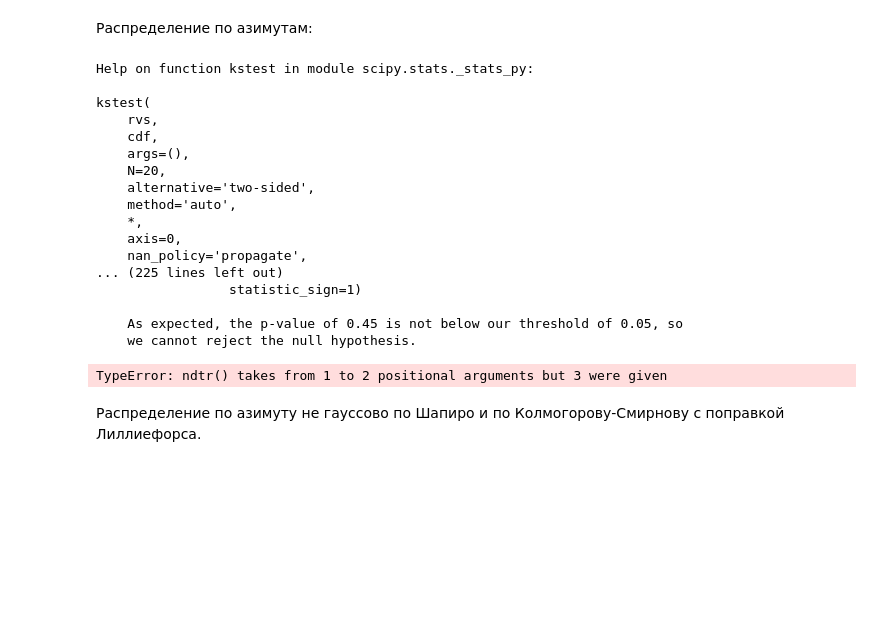
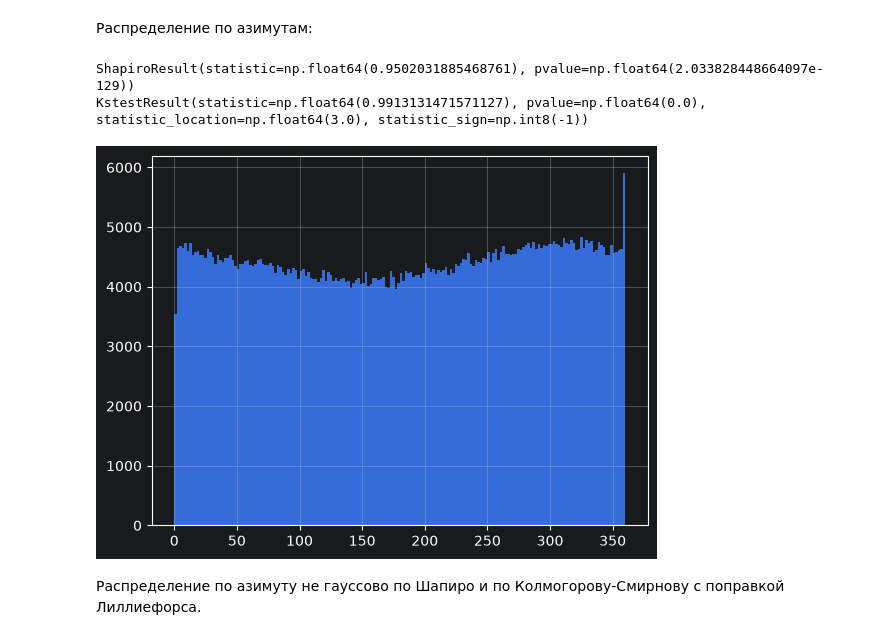
Before and after one commit to Dmitriy-Arhipov/lpr_python_1sem, a Jupyter notebook: DayaBay.ipynb, the cells around one changed output. Cells and saved outputs as stored; diff of their text form; code cells hidden in the pictures; blank space fills up the shorter version.

```diff
--- a/DayaBay.ipynb
+++ b/DayaBay.ipynb
@@ -72,34 +72,15 @@ df.corr()
 | a | -0.00691 | 1.00000 |
 # %% [markdown]
 Распределение по азимутам:
-# %%
-help(stats.kstest)
-# %% [output]
-Help on function kstest in module scipy.stats._stats_py:
-
-kstest(
-    rvs,
-    cdf,
-    args=(),
-    N=20,
-    alternative='two-sided',
-    method='auto',
-    *,
-    axis=0,
-    nan_policy='propagate',
-... (225 lines left out)
-                 statistic_sign=1)
-
-    As expected, the p-value of 0.45 is not below our threshold of 0.05, so
-    we cannot reject the null hypothesis.
 # %%
 %matplotlib inline
-# p = ang['a'].hist(bins=180)
-# print(stats.shapiro(ac))
-# print(stats.kstest(ac, 'norm'))
-stat, p = stats.kstest(ac, 'norm', args=(ac.mean(), ac.std()))
+p = ang['a'].hist(bins=180)
+print(stats.shapiro(ang['a']))
+print(stats.kstest(ang['a'], 'norm'))
 # %% [output]
-TypeError: ndtr() takes from 1 to 2 positional arguments but 3 were given
+ShapiroResult(statistic=np.float64(0.9502031885468761), pvalue=np.float64(2.033828448664097e-129))
+KstestResult(statistic=np.float64(0.9913131471571127), pvalue=np.float64(0.0), statistic_location=np.float64(3.0), statistic_sign=np.int8(-1))
+[figure, added]
 # %% [markdown]
 Распределение по азимуту не гауссово по Шапиро и по Колмогорову-Смирнову с поправкой Лиллиефорса.
 # %% [markdown]
```
Also changed, not shown: parts of 3 cells of this notebook.
